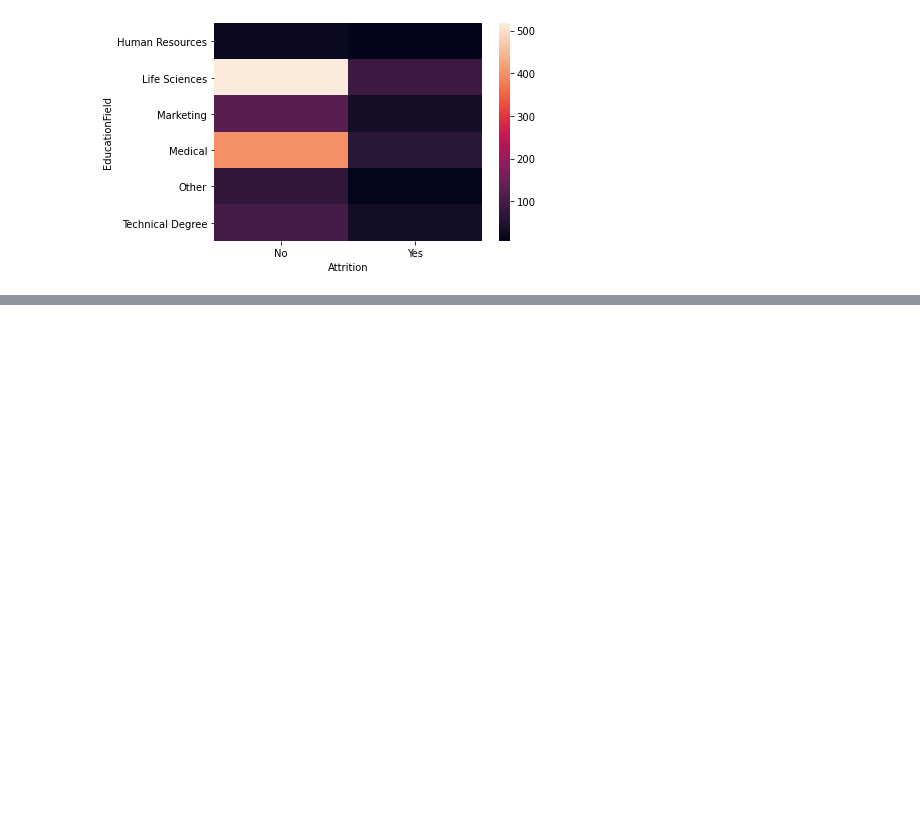
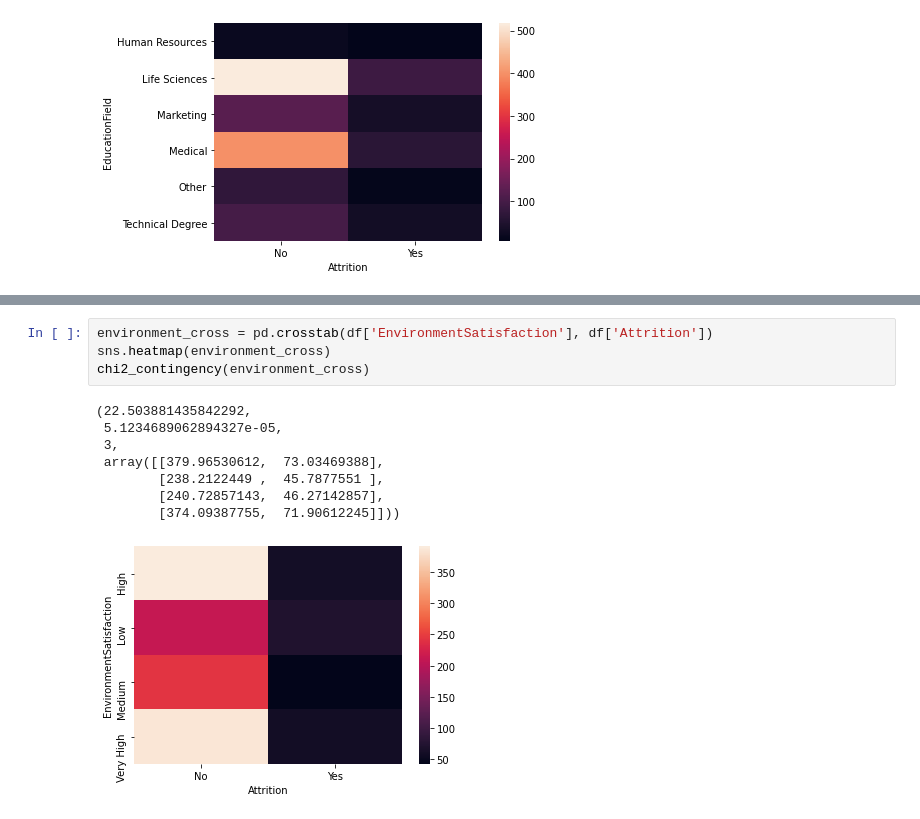
Before and after one commit to Nella796/Springboard, a Jupyter notebook: Capstone 2/Capstone 2 EDA-Copy1.ipynb, the cells around one changed output, grey strips where cells are left out. Cells and saved outputs as stored; diff of their text form; blank space fills up the shorter version.

```diff
--- a/Capstone 2/Capstone 2 EDA-Copy1.ipynb
+++ b/Capstone 2/Capstone 2 EDA-Copy1.ipynb
@@ -142,0 +188,13 @@ chi2_contingency(field_cross)
+# %%
+environment_cross = pd.crosstab(df['EnvironmentSatisfaction'], df['Attrition'])
+sns.heatmap(environment_cross)
+chi2_contingency(environment_cross)
+# %% [output]
+(22.503881435842292,
+ 5.1234689062894327e-05,
+ 3,
+ array([[379.96530612,  73.03469388],
+        [238.2122449 ,  45.7877551 ],
+        [240.72857143,  46.27142857],
+        [374.09387755,  71.90612245]]))
+[figure, added]
```
Also changed, not shown: parts of 31 cells of this notebook.
